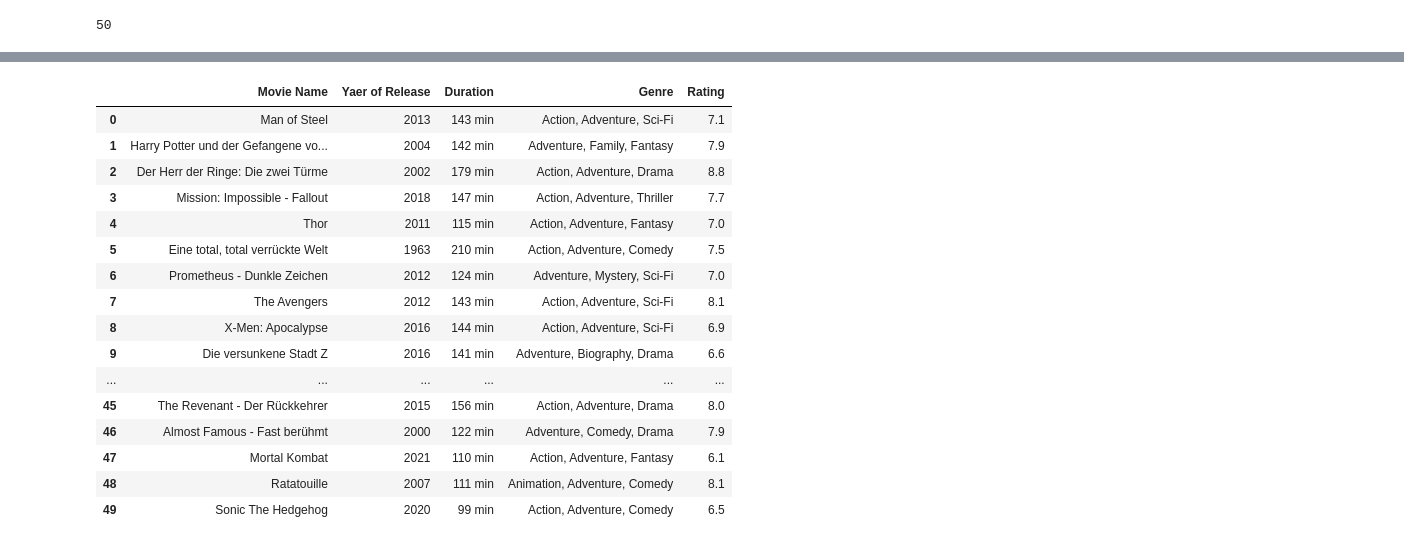
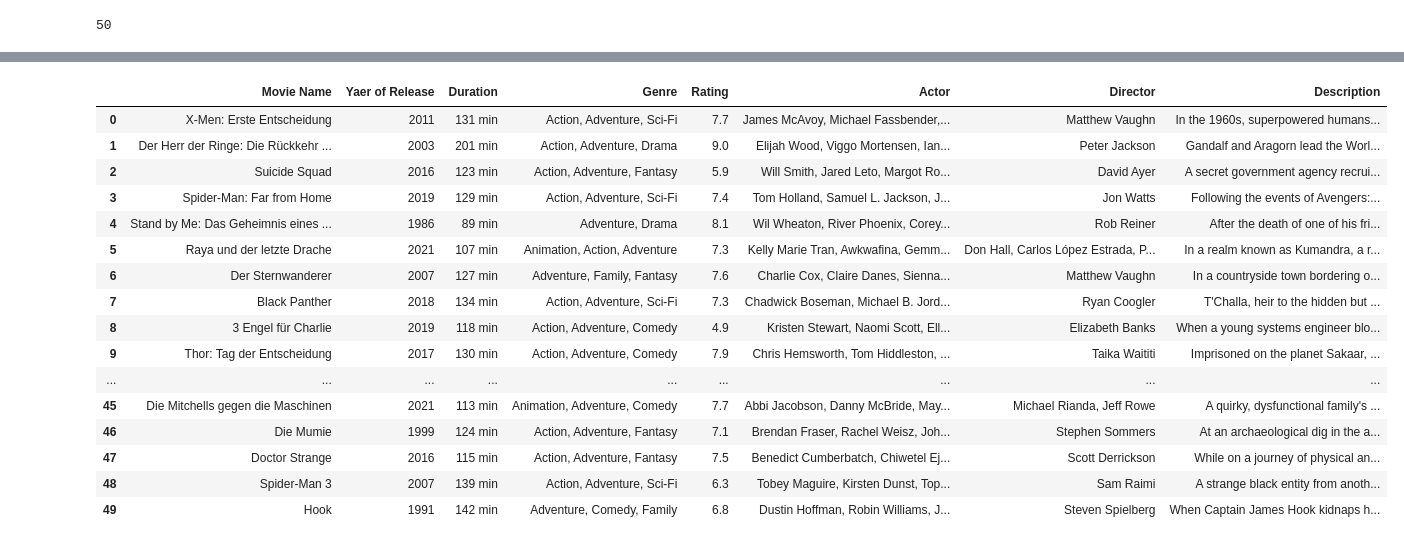
Before and after one commit to RitthujaKandasamy/imdb_challenge, a Jupyter notebook: Web scraping challenge.ipynb, the cells around one changed output, grey strips where cells are left out. Cells and saved outputs as stored; diff of their text form; code cells hidden in the pictures.

```diff
--- a/Web scraping challenge.ipynb
+++ b/Web scraping challenge.ipynb
@@ -26,9 +26,9 @@ import matplotlib.pyplot as plt
 #path = "https://www.imdb.com/search/title/?title_type=feature&num_votes=25000,&genres=adventure&start=51&ref_=adv_nxt"
 
 # the above is normal url, but we want from 1 to 100 movies, so we want to change the number (start = 100)
-path = "https://www.imdb.com/search/title/?title_type=feature&num_votes=25000,&genres=adventure&start=101&ref_=adv_nxt"
+path = f'https://www.imdb.com/search/title/?title_type=feature&num_votes=25000,&genres=adventure&start=51&ref_=adv_nxt'
 data = requests.get(path)
-data
+print(data)
 # %% [output]
 <Response [200]>
 # %%
@@ -98,0 +87,19 @@ len(movie_desc)
+# %%
+# extract movie description
+movie_desc = []
+
+# 'div' is the mother for the 'p'
+# we want to take mother because we are having two 'p' child
+# so only we are using [1] that means second element
+# to take the second child 'p'
+
+imdb_movie_desc = soup.find_all('div', class_ ='lister-item-content')
+
+for description in imdb_movie_desc:
+  p_tags = description.find_all('p', class_='text-muted')
+  desc = p_tags[1].text
+  movie_desc.append(desc.replace('\n', ""))
+
+print(movie_desc[:2])
+
+len(movie_desc)
@@ -113,11 +149,13 @@ len(movie_year)
 # %%
-# extract movie director
+# extract actor
 
-movie_dir = []
-imdb_movie_dir = soup.find_all('p', class_ ='')
-for director in imdb_movie_dir:
-  movie_dir.append(director.text.replace("\n", "").split('|')[0].split(':')[1])
-print(movie_dir)
+movie_actor = []
+imdb_movie_actor = soup.find_all('p', class_ ='')
 
-len(movie_dir)
+# we want stars, so we remove others
+for actor in imdb_movie_actor:
+  movie_actor.append(actor.text.replace('\n', "").split('Stars:')[1])
+print(movie_actor[:3])
+
+len(movie_actor)
 # %% [output]
@@ -176,29 +236,32 @@ print(normalized_df)
 # %%
 # join scraped data into a dataframe
 
 imdb_movie = pd.DataFrame({ 'Movie Name' : movie_name,
                'Yaer of Release': movie_year,
                 'Duration': movie_runtime,
                 'Genre': movie_genre,
                 'Rating': movie_rating,
+                'Actor': movie_actor,
+                'Director': movie_dir,
+                'Description': movie_desc
                  })
 
 imdb_movie
 # %% [output]
-|  | Movie Name | Yaer of Release | Duration | Genre | Rating |
-| 0 | Man of Steel | 2013 | 143 min | Action, Adventure, Sci-Fi | 7.1 |
-| 1 | Harry Potter und der Gefangene vo... | 2004 | 142 min | Adventure, Family, Fantasy | 7.9 |
-| 2 | Der Herr der Ringe: Die zwei Türme | 2002 | 179 min | Action, Adventure, Drama | 8.8 |
-| 3 | Mission: Impossible - Fallout | 2018 | 147 min | Action, Adventure, Thriller | 7.7 |
-| 4 | Thor | 2011 | 115 min | Action, Adventure, Fantasy | 7.0 |
-| 5 | Eine total, total verrückte Welt | 1963 | 210 min | Action, Adventure, Comedy | 7.5 |
-| 6 | Prometheus - Dunkle Zeichen | 2012 | 124 min | Adventure, Mystery, Sci-Fi | 7.0 |
-| 7 | The Avengers | 2012 | 143 min | Action, Adventure, Sci-Fi | 8.1 |
-| 8 | X-Men: Apocalypse | 2016 | 144 min | Action, Adventure, Sci-Fi | 6.9 |
-| 9 | Die versunkene Stadt Z | 2016 | 141 min | Adventure, Biography, Drama | 6.6 |
-| ... | ... | ... | ... | ... | ... |
-| 45 | The Revenant - Der Rückkehrer | 2015 | 156 min | Action, Adventure, Drama | 8.0 |
-| 46 | Almost Famous - Fast berühmt | 2000 | 122 min | Adventure, Comedy, Drama | 7.9 |
-| 47 | Mortal Kombat | 2021 | 110 min | Action, Adventure, Fantasy | 6.1 |
-| 48 | Ratatouille | 2007 | 111 min | Animation, Adventure, Comedy | 8.1 |
-| 49 | Sonic The Hedgehog | 2020 | 99 min | Action, Adventure, Comedy | 6.5 |
+|  | Movie Name | Yaer of Release | Duration | Genre | Rating | Actor | Director | Description |
+| 0 | X-Men: Erste Entscheidung | 2011 | 131 min | Action, Adventure, Sci-Fi | 7.7 | James McAvoy, Michael Fassbender,... | Matthew Vaughn | In the 1960s, superpowered humans... |
+| 1 | Der Herr der Ringe: Die Rückkehr ... | 2003 | 201 min | Action, Adventure, Drama | 9.0 | Elijah Wood, Viggo Mortensen, Ian... | Peter Jackson | Gandalf and Aragorn lead the Worl... |
+| 2 | Suicide Squad | 2016 | 123 min | Action, Adventure, Fantasy | 5.9 | Will Smith, Jared Leto, Margot Ro... | David Ayer | A secret government agency recrui... |
+| 3 | Spider-Man: Far from Home | 2019 | 129 min | Action, Adventure, Sci-Fi | 7.4 | Tom Holland, Samuel L. Jackson, J... | Jon Watts | Following the events of Avengers:... |
+| 4 | Stand by Me: Das Geheimnis eines ... | 1986 | 89 min | Adventure, Drama | 8.1 | Wil Wheaton, River Phoenix, Corey... | Rob Reiner | After the death of one of his fri... |
+| 5 | Raya und der letzte Drache | 2021 | 107 min | Animation, Action, Adventure | 7.3 | Kelly Marie Tran, Awkwafina, Gemm... | Don Hall, Carlos López Estrada, P... | In a realm known as Kumandra, a r... |
+| 6 | Der Sternwanderer | 2007 | 127 min | Adventure, Family, Fantasy | 7.6 | Charlie Cox, Claire Danes, Sienna... | Matthew Vaughn | In a countryside town bordering o... |
+| 7 | Black Panther | 2018 | 134 min | Action, Adventure, Sci-Fi | 7.3 | Chadwick Boseman, Michael B. Jord... | Ryan Coogler | T'Challa, heir to the hidden but ... |
+| 8 | 3 Engel für Charlie | 2019 | 118 min | Action, Adventure, Comedy | 4.9 | Kristen Stewart, Naomi Scott, Ell... | Elizabeth Banks | When a young systems engineer blo... |
+| 9 | Thor: Tag der Entscheidung | 2017 | 130 min | Action, Adventure, Comedy | 7.9 | Chris Hemsworth, Tom Hiddleston, ... | Taika Waititi | Imprisoned on the planet Sakaar, ... |
+| ... | ... | ... | ... | ... | ... | ... | ... | ... |
+| 45 | Die Mitchells gegen die Maschinen | 2021 | 113 min | Animation, Adventure, Comedy | 7.7 | Abbi Jacobson, Danny McBride, May... | Michael Rianda, Jeff Rowe | A quirky, dysfunctional family's ... |
+| 46 | Die Mumie | 1999 | 124 min | Action, Adventure, Fantasy | 7.1 | Brendan Fraser, Rachel Weisz, Joh... | Stephen Sommers | At an archaeological dig in the a... |
+| 47 | Doctor Strange | 2016 | 115 min | Action, Adventure, Fantasy | 7.5 | Benedict Cumberbatch, Chiwetel Ej... | Scott Derrickson | While on a journey of physical an... |
+| 48 | Spider-Man 3 | 2007 | 139 min | Action, Adventure, Sci-Fi | 6.3 | Tobey Maguire, Kirsten Dunst, Top... | Sam Raimi | A strange black entity from anoth... |
+| 49 | Hook | 1991 | 142 min | Adventure, Comedy, Family | 6.8 | Dustin Hoffman, Robin Williams, J... | Steven Spielberg | When Captain James Hook kidnaps h... |
```
Also changed, not shown: parts of 13 cells of this notebook, 2 other files.
